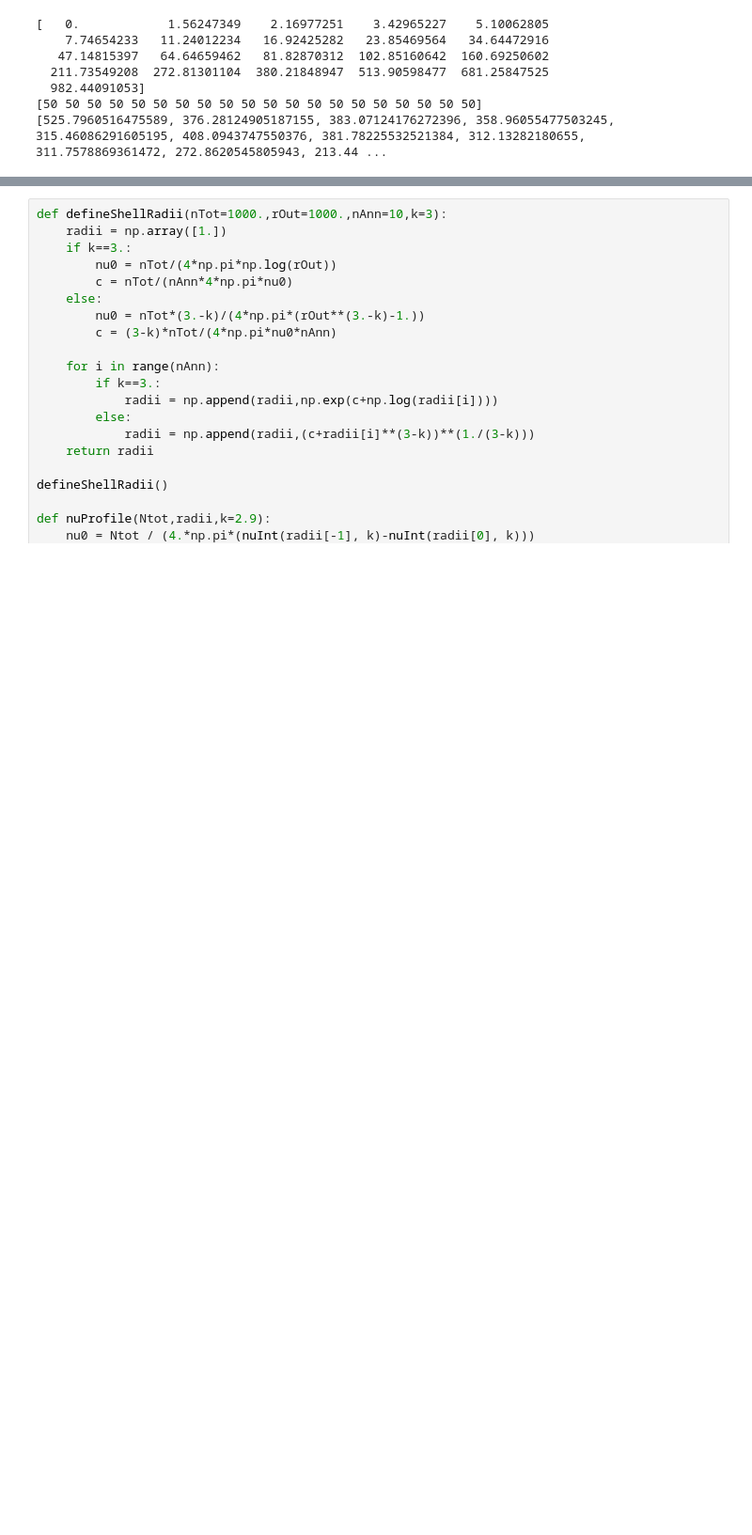
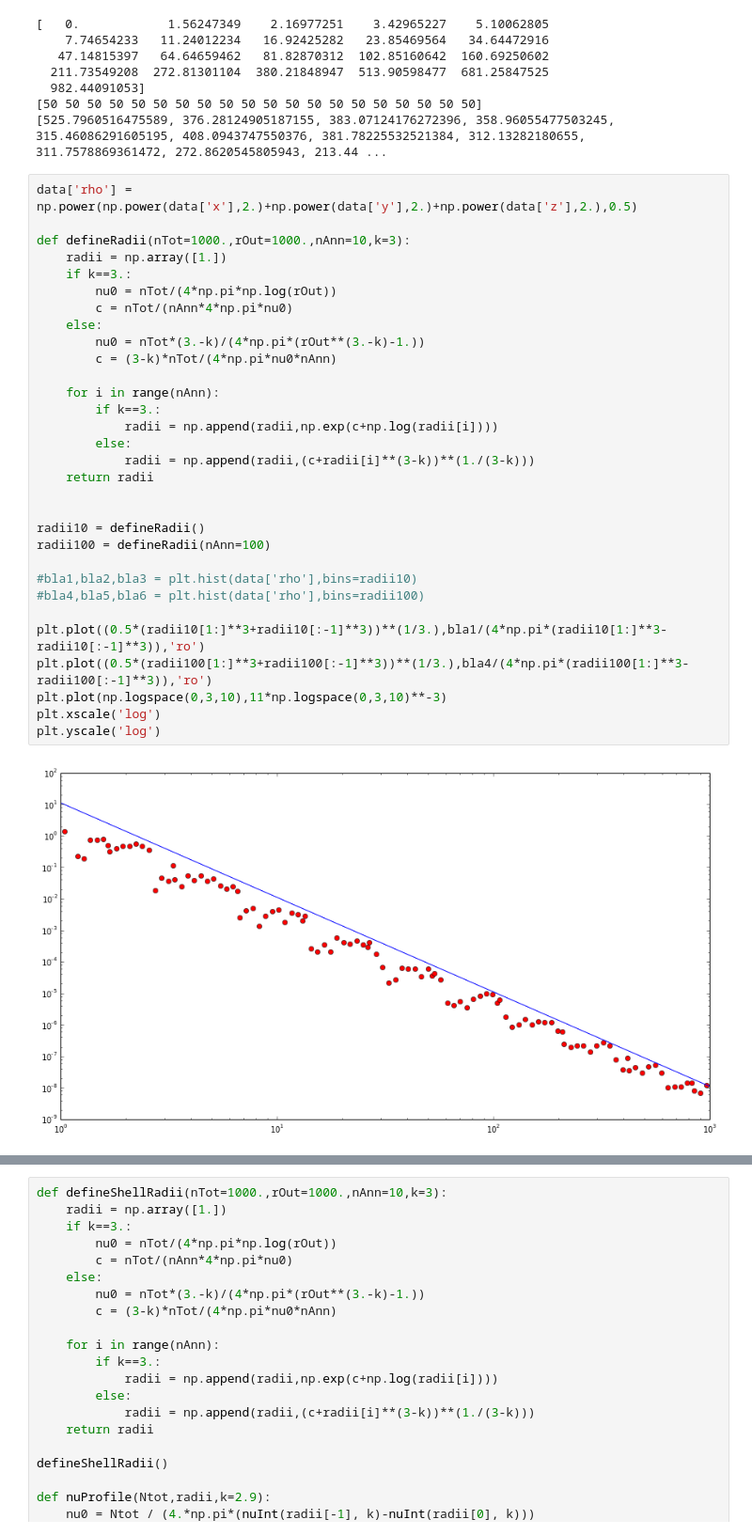
Before and after one commit to ondrejiayc/PH366_final_project, a Jupyter notebook: annular_analysis.ipynb, the cells around one changed output, grey strips where cells are left out. Shown at 94% size. Cells and saved outputs as stored; diff of their text form; blank space fills up the shorter version.

```diff
--- a/annular_analysis.ipynb
+++ b/annular_analysis.ipynb
@@ -61,3 +61,36 @@ print sigmaData
   982.44091053]
 [50 50 50 50 50 50 50 50 50 50 50 50 50 50 50 50 50 50 50 50]
 [525.7960516475589, 376.28124905187155, 383.07124176272396, 358.96055477503245, 315.46086291605195, 408.0943747550376, 381.78225532521384, 312.13282180655, 311.7578869361472, 272.8620545805943, 213.44 ...
+# %%
+data['rho'] = np.power(np.power(data['x'],2.)+np.power(data['y'],2.)+np.power(data['z'],2.),0.5)
+
+def defineRadii(nTot=1000.,rOut=1000.,nAnn=10,k=3):
+    radii = np.array([1.])
+    if k==3.:
+        nu0 = nTot/(4*np.pi*np.log(rOut))
+        c = nTot/(nAnn*4*np.pi*nu0)
+    else:
+        nu0 = nTot*(3.-k)/(4*np.pi*(rOut**(3.-k)-1.))
+        c = (3-k)*nTot/(4*np.pi*nu0*nAnn)
+
+    for i in range(nAnn):
+        if k==3.:
+            radii = np.append(radii,np.exp(c+np.log(radii[i])))
+        else:
+            radii = np.append(radii,(c+radii[i]**(3-k))**(1./(3-k)))
+    return radii
+
+
+radii10 = defineRadii()
+radii100 = defineRadii(nAnn=100)
+
+#bla1,bla2,bla3 = plt.hist(data['rho'],bins=radii10)
+#bla4,bla5,bla6 = plt.hist(data['rho'],bins=radii100)
+
+plt.plot((0.5*(radii10[1:]**3+radii10[:-1]**3))**(1/3.),bla1/(4*np.pi*(radii10[1:]**3-radii10[:-1]**3)),'ro')
+plt.plot((0.5*(radii100[1:]**3+radii100[:-1]**3))**(1/3.),bla4/(4*np.pi*(radii100[1:]**3-radii100[:-1]**3)),'ro')
+plt.plot(np.logspace(0,3,10),11*np.logspace(0,3,10)**-3)
+plt.xscale('log')
+plt.yscale('log')
+# %% [output]
+[figure, added]
```
Also changed, not shown: parts of 1 cell of this notebook, 2 other files.
